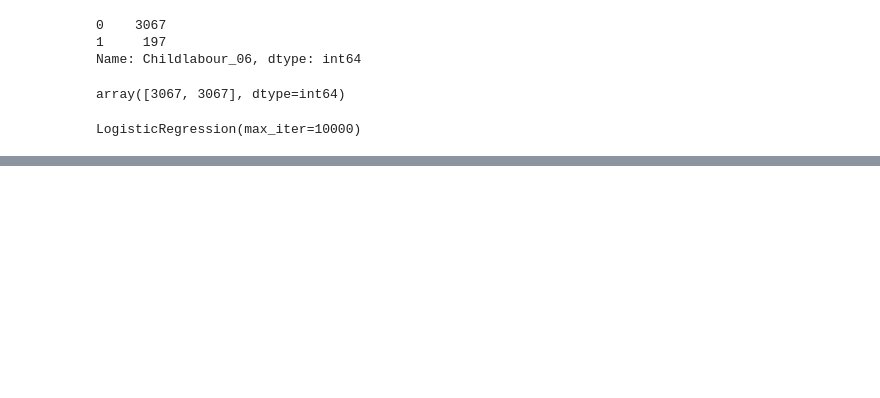
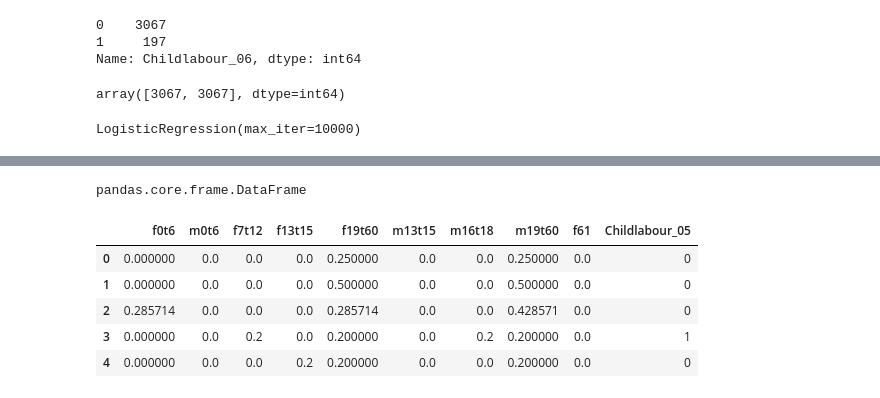
Before and after one commit to Laurie1990/Project3, a Jupyter notebook: 03_Child_labour_prediction_logistic.ipynb, the cells around one changed output, grey strips where cells are left out. Saved outputs shown, nothing was run; the diff lists cells and outputs as text; code cells hidden in the pictures; blank space fills up the shorter version.

```diff
--- a/Child_labour_prediction_logistic.ipynb
+++ b/03_Child_labour_prediction_logistic.ipynb
@@ -11,7 +11,7 @@ import numpy as np
 # %%
 #load our cleaned data in
 # %%
-data_path = "cleaned_data.csv"
+data_path = "02_cleaned_data.csv"
 # %%
 data = pd.read_csv(data_path)
 # %%
@@ -311,0 +466,13 @@ print(confusion_matrix)
+# %%
+type(X_train_os)
+# %% [output]
+pandas.core.frame.DataFrame
+# %%
+X_train_os.iloc[:, [2,3,4,6,8,9,10,11,12,21]].head()
+# %% [output]
+|  | f0t6 | m0t6 | f7t12 | f13t15 | f19t60 | m13t15 | m16t18 | m19t60 | f61 | Childlabour_05 |
+| 0 | 0.000000 | 0.0 | 0.0 | 0.0 | 0.250000 | 0.0 | 0.0 | 0.250000 | 0.0 | 0 |
+| 1 | 0.000000 | 0.0 | 0.0 | 0.0 | 0.500000 | 0.0 | 0.0 | 0.500000 | 0.0 | 0 |
+| 2 | 0.285714 | 0.0 | 0.0 | 0.0 | 0.285714 | 0.0 | 0.0 | 0.428571 | 0.0 | 0 |
+| 3 | 0.000000 | 0.0 | 0.2 | 0.0 | 0.200000 | 0.0 | 0.2 | 0.200000 | 0.0 | 1 |
+| 4 | 0.000000 | 0.0 | 0.0 | 0.2 | 0.200000 | 0.0 | 0.0 | 0.200000 | 0.0 | 0 |
```
Also changed, not shown: parts of 55 cells of this notebook, 4 other files.
